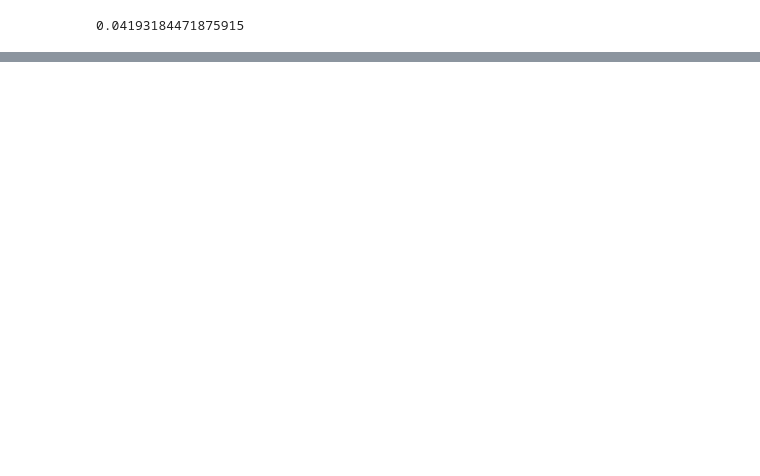
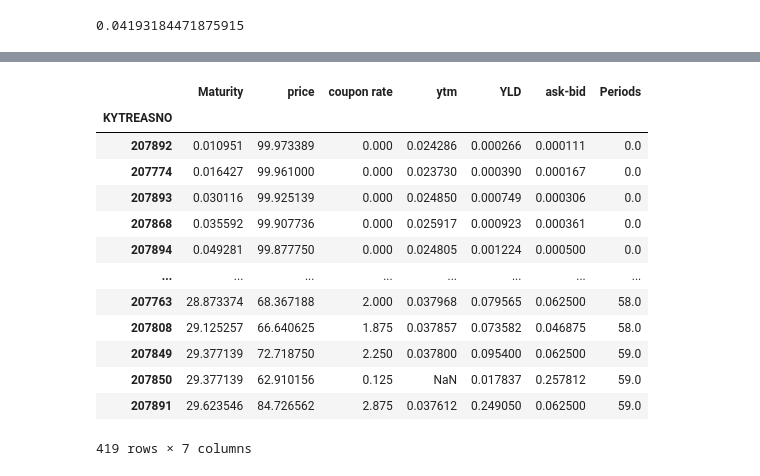
Before and after one commit to dcstein22/Fixed_Income, a Jupyter notebook: hw_1.ipynb, the cells around one changed output, grey strips where cells are left out. Cells and saved outputs as stored; diff of their text form; code cells hidden in the pictures; blank space fills up the shorter version.

```diff
--- a/hw_1.ipynb
+++ b/hw_1.ipynb
@@ -122,3 +135,21 @@ treasury_metrics = treasury_metrics[(treasury_metrics['YLD'] >= 0) & (treasury_m
+# %%
+treasury_metrics = treasury_metrics[['Maturity','price','coupon rate','ytm','YLD','ask-bid', 'Periods']]
+treasury_metrics
+# %% [output]
+|  | Maturity | price | coupon rate | ytm | YLD | ask-bid | Periods |
+| KYTREASNO |  |  |  |  |  |  |  |
+| 207892 | 0.010951 | 99.973389 | 0.000 | 0.024286 | 0.000266 | 0.000111 | 0.0 |
+| 207774 | 0.016427 | 99.961000 | 0.000 | 0.023730 | 0.000390 | 0.000167 | 0.0 |
+| 207893 | 0.030116 | 99.925139 | 0.000 | 0.024850 | 0.000749 | 0.000306 | 0.0 |
+| 207868 | 0.035592 | 99.907736 | 0.000 | 0.025917 | 0.000923 | 0.000361 | 0.0 |
+| 207894 | 0.049281 | 99.877750 | 0.000 | 0.024805 | 0.001224 | 0.000500 | 0.0 |
+| ... | ... | ... | ... | ... | ... | ... | ... |
+| 207763 | 28.873374 | 68.367188 | 2.000 | 0.037968 | 0.079565 | 0.062500 | 58.0 |
+| 207808 | 29.125257 | 66.640625 | 1.875 | 0.037857 | 0.073582 | 0.046875 | 58.0 |
+| 207849 | 29.377139 | 72.718750 | 2.250 | 0.037800 | 0.095400 | 0.062500 | 59.0 |
+| 207850 | 29.377139 | 62.910156 | 0.125 | NaN | 0.017837 | 0.257812 | 59.0 |
+| 207891 | 29.623546 | 84.726562 | 2.875 | 0.037612 | 0.249050 | 0.062500 | 59.0 |
+419 rows × 7 columns
 # %%
 fig = plt.figure()
 ax = fig.add_subplot(1,1,1)
```
Also changed, not shown: parts of 16 cells of this notebook.
